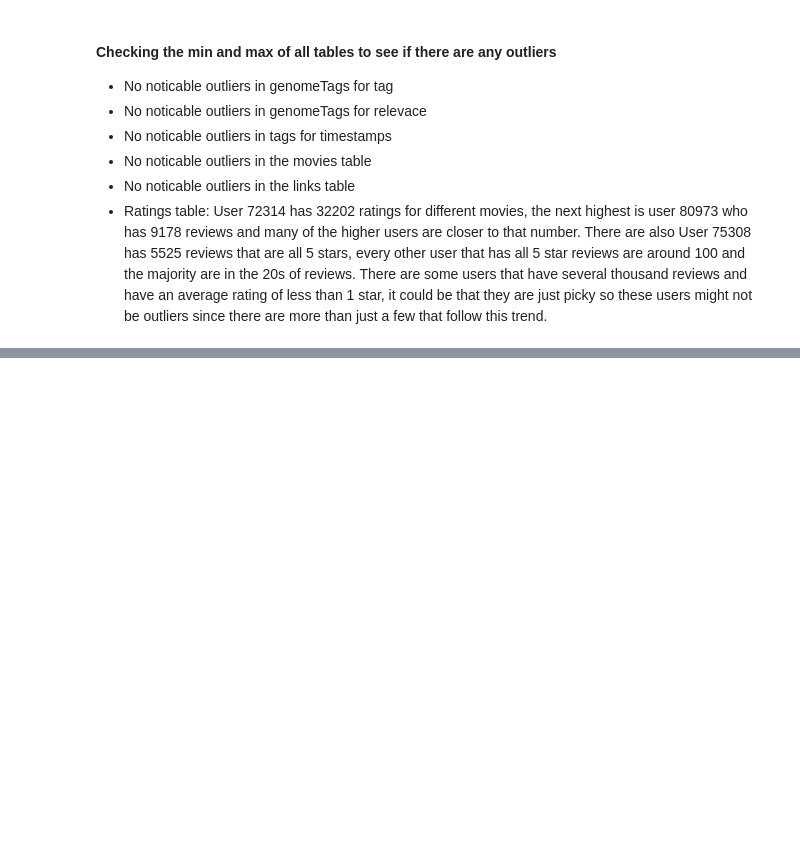
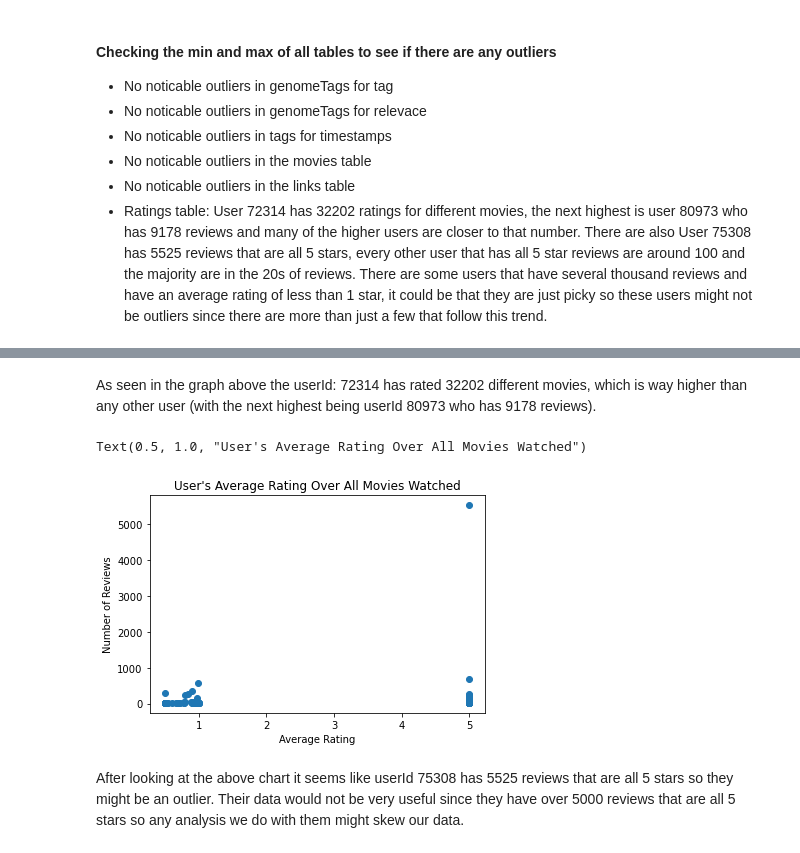
Before and after one commit to rkbhkp/Movie-Recomendation-with-ML, a Jupyter notebook: Milestone_2.ipynb, the cells around one changed output, grey strips where cells are left out. Drawn from its saved outputs; the diff is of its cells as text; code cells hidden in the pictures; blank space fills up the shorter version.

```diff
--- a/Milestone_2.ipynb
+++ b/Milestone_2.ipynb
@@ -348,0 +354,13 @@ print(pysqdf(q))
+# %% [markdown]
+As seen in the graph above the userId: 72314 has rated 32202 different movies, which is way higher than any other user (with the next highest being userId 80973 who has 9178 reviews).
+# %%
+fiveavg = ratings_summary.loc[(ratings_summary['avg_rating'] == 5) | (ratings_summary['avg_rating'] <= 1)]
+plt.scatter(fiveavg['avg_rating'], fiveavg['review_count'] )
+plt.xlabel("Average Rating")
+plt.ylabel("Number of Reviews")
+plt.title("User's Average Rating Over All Movies Watched")
+# %% [output]
+Text(0.5, 1.0, "User's Average Rating Over All Movies Watched")
+[figure, added]
+# %% [markdown]
+After looking at the above chart it seems like userId 75308 has 5525 reviews that are all 5 stars so they might be an outlier. Their data would not be very useful since they have over 5000 reviews that are all 5 stars so any analysis we do with them might skew our data.
```
Also changed, not shown: parts of 3 cells of this notebook.
